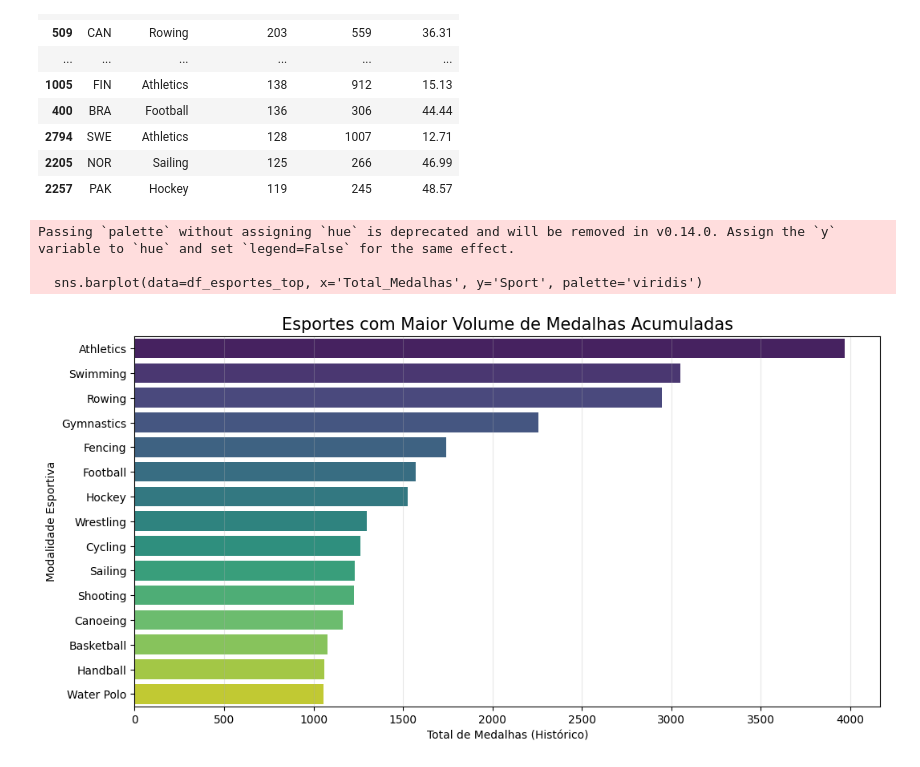
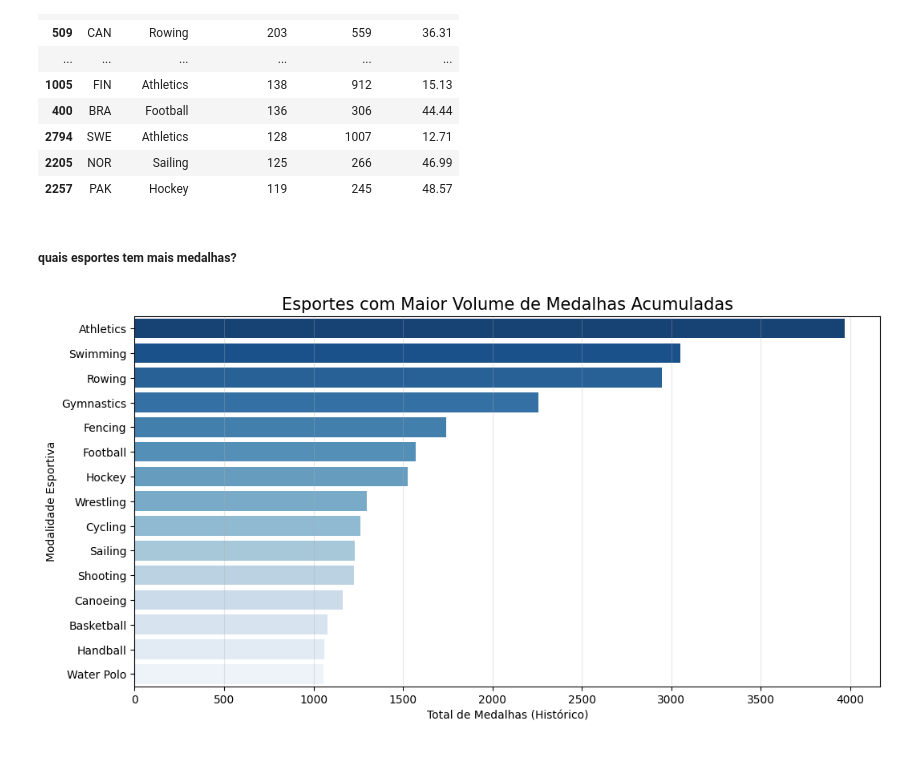
Before and after one commit to ClaraCaldas/Projeto-ICD, a Jupyter notebook: monopoliosesportivos.ipynb, the cells around one changed output. Saved outputs shown, nothing was run; the diff lists cells and outputs as text; code cells hidden in the pictures.

```diff
--- a/monopoliosesportivos.ipynb
+++ b/monopoliosesportivos.ipynb
@@ -96,20 +99,18 @@ display(df_destaque.sort_values(by='Total_Medalhas', ascending=False).head(20))
 | 2794 | SWE | Athletics | 128 | 1007 | 12.71 |
 | 2205 | NOR | Sailing | 125 | 266 | 46.99 |
 | 2257 | PAK | Hockey | 119 | 245 | 48.57 |
+# %% [markdown]
+##### quais esportes tem mais medalhas?
 # %%
-# Agrupar por esporte para ver quais são os mais "generosos" em medalhas
 df_esportes_top = df_simples.groupby('Sport')['Total_Medalhas'].sum().nlargest(15).reset_index()
 
 plt.figure(figsize=(12, 6))
-sns.barplot(data=df_esportes_top, x='Total_Medalhas', y='Sport', palette='viridis')
+sns.barplot(data=df_esportes_top, x='Total_Medalhas', y='Sport', hue='Sport', palette='Blues_r')
 
 plt.title('Esportes com Maior Volume de Medalhas Acumuladas', fontsize=15)
 plt.xlabel('Total de Medalhas (Histórico)')
 plt.ylabel('Modalidade Esportiva')
 plt.grid(axis='x', alpha=0.3)
 plt.show()
 # %% [output]
-Passing `palette` without assigning `hue` is deprecated and will be removed in v0.14.0. Assign the `y` variable to `hue` and set `legend=False` for the same effect.
-
-  sns.barplot(data=df_esportes_top, x='Total_Medalhas', y='Sport', palette='viridis')
-[figure, old version]
+[figure, new version]
```
Also changed, not shown: parts of 15 cells of this notebook.
